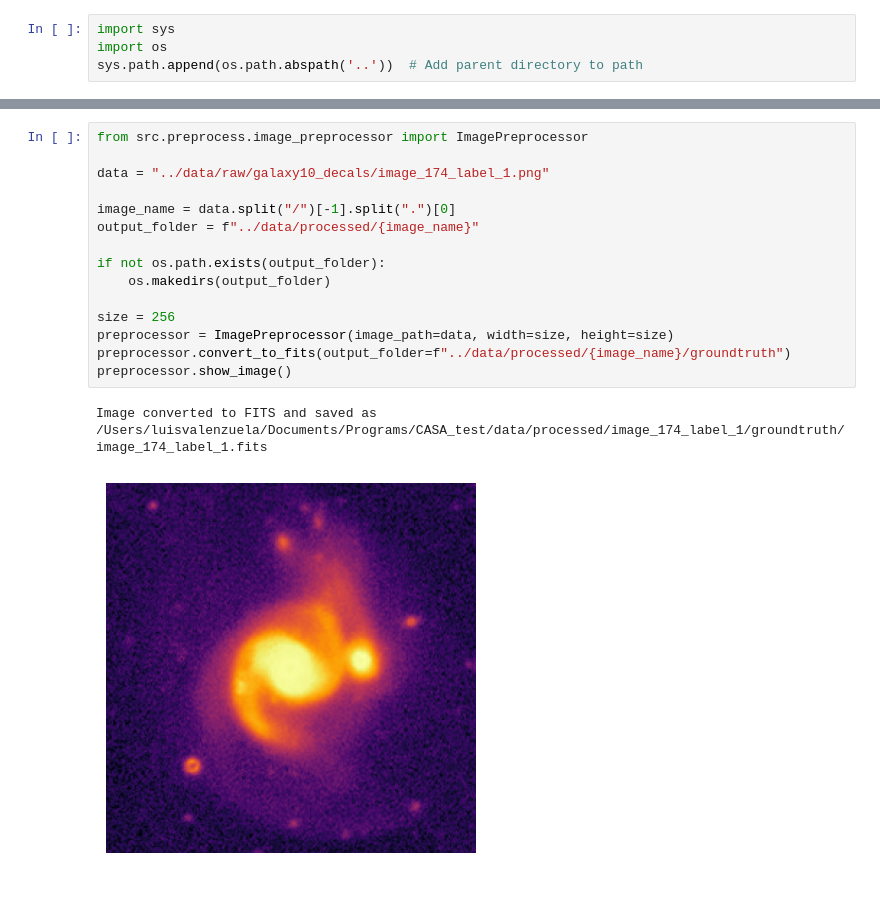
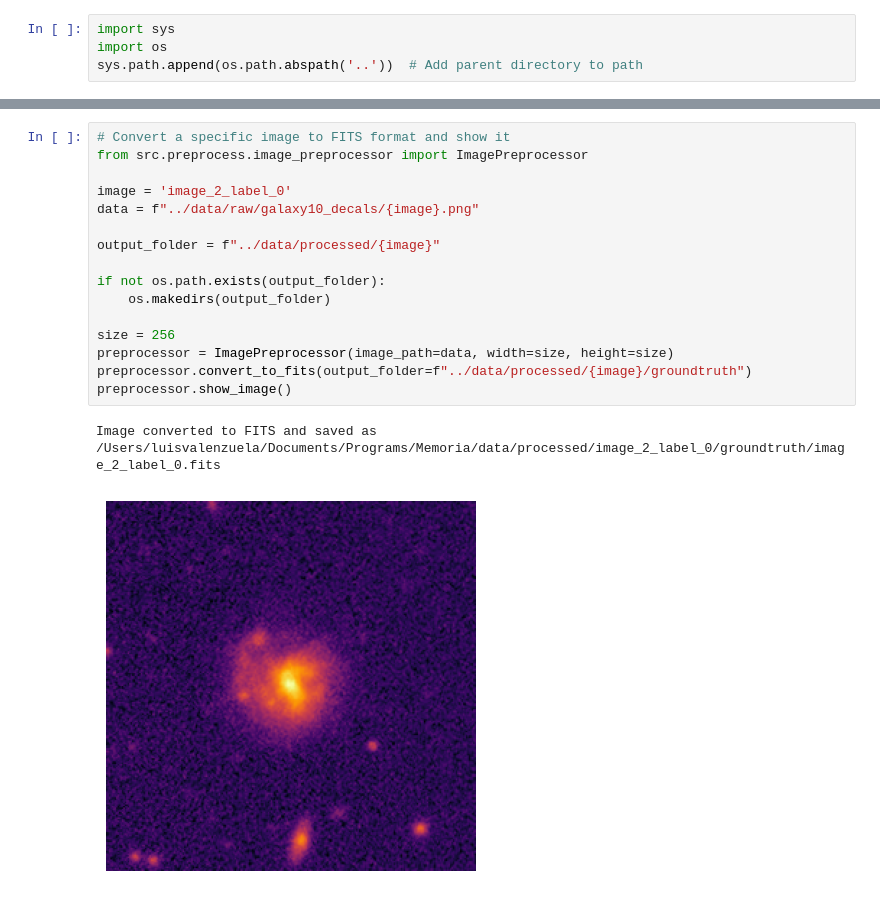
Before and after one commit to Luis-Valenzuela-Concha/AQuaRRAI, a Jupyter notebook: notebooks/example_simulator.ipynb, the cells around one changed output, grey strips where cells are left out. Drawn from its saved outputs; the diff is of its cells as text.

```diff
--- a/notebooks/example_simulator.ipynb
+++ b/notebooks/example_simulator.ipynb
@@ -5,18 +61,19 @@ sys.path.append(os.path.abspath('..'))  # Add parent directory to path
 # %%
+# Convert a specific image to FITS format and show it
 from src.preprocess.image_preprocessor import ImagePreprocessor
 
-data = "../data/raw/galaxy10_decals/image_174_label_1.png"
+image = 'image_2_label_0'
+data = f"../data/raw/galaxy10_decals/{image}.png"
 
-image_name = data.split("/")[-1].split(".")[0]
-output_folder = f"../data/processed/{image_name}"
+output_folder = f"../data/processed/{image}"
 
 if not os.path.exists(output_folder):
     os.makedirs(output_folder)
 
 size = 256
 preprocessor = ImagePreprocessor(image_path=data, width=size, height=size)
-preprocessor.convert_to_fits(output_folder=f"../data/processed/{image_name}/groundtruth")
+preprocessor.convert_to_fits(output_folder=f"../data/processed/{image}/groundtruth")
 preprocessor.show_image()
 # %% [output]
-Image converted to FITS and saved as /Users/luisvalenzuela/Documents/Programs/CASA_test/data/processed/image_174_label_1/groundtruth/image_174_label_1.fits
+Image converted to FITS and saved as /Users/luisvalenzuela/Documents/Programs/Memoria/data/processed/image_2_label_0/groundtruth/image_2_label_0.fits
-[figure, old version]
+[figure, new version]
```
Also changed, not shown: parts of 5 cells of this notebook, 1 other file.
